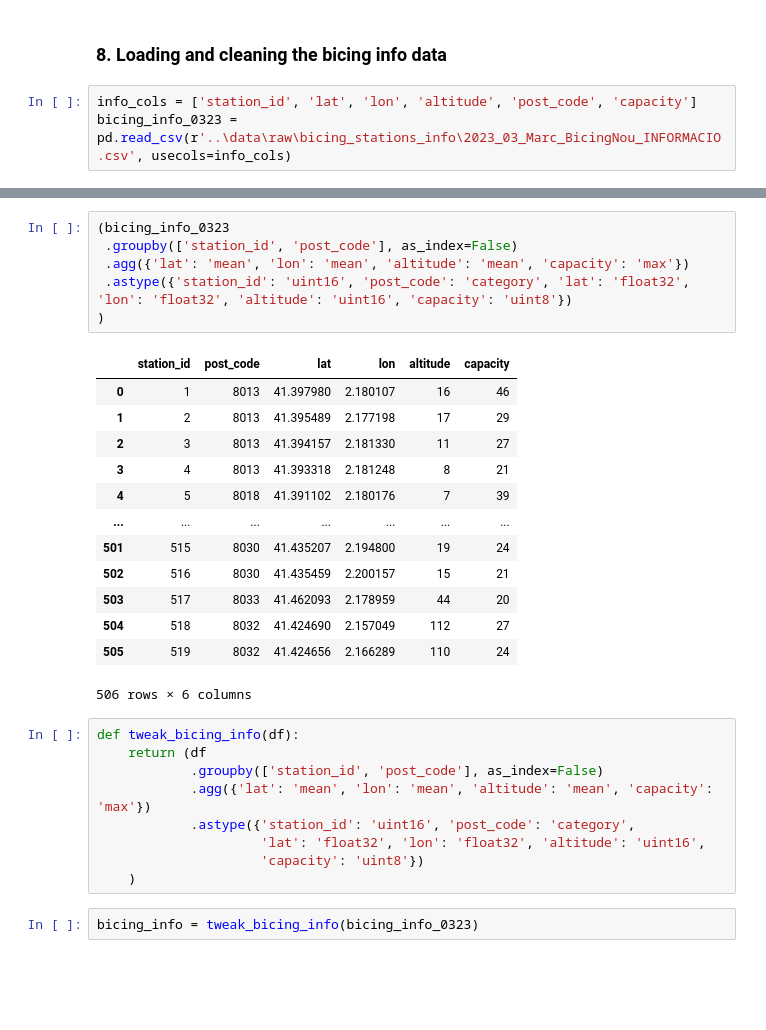
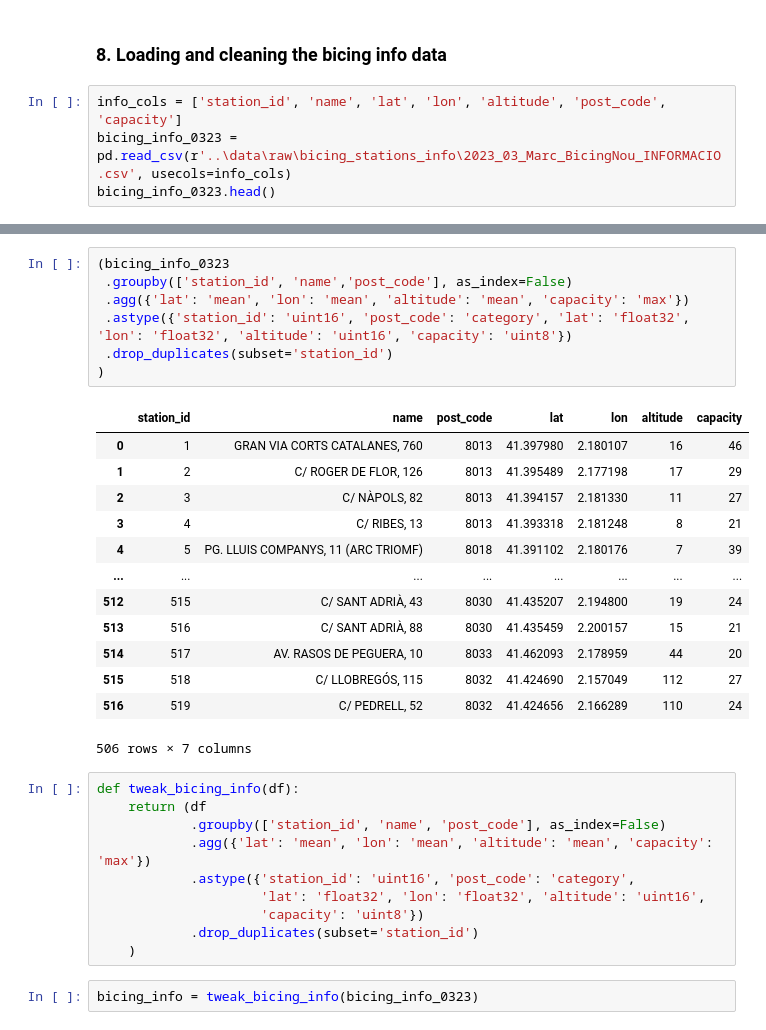
Before and after one commit to jadelaossa/bike-availability-prediction, a Jupyter notebook: notebooks/1.0-jdf-initial-data-exploration.ipynb, the cells around one changed output, grey strips where cells are left out. Drawn from its saved outputs; the diff is of its cells as text; blank space fills up the shorter version.

```diff
--- a/notebooks/1.0-jdf-initial-data-exploration.ipynb
+++ b/notebooks/1.0-jdf-initial-data-exploration.ipynb
@@ -652,5 +652,6 @@ meteo_stats.to_parquet(fr'..\data\processed\meteo_stats.parquet')
 # %% [markdown]
 ### 8. Loading and cleaning the bicing info data
 # %%
-info_cols = ['station_id', 'lat', 'lon', 'altitude', 'post_code', 'capacity']
+info_cols = ['station_id', 'name', 'lat', 'lon', 'altitude', 'post_code', 'capacity']
 bicing_info_0323 = pd.read_csv(r'..\data\raw\bicing_stations_info\2023_03_Marc_BicingNou_INFORMACIO.csv', usecols=info_cols)
+bicing_info_0323.head()
@@ -671,31 +679,33 @@ bicing_info_0323 = pd.read_csv(r'..\data\raw\bicing_stations_info\2023_03_Marc_B
 # %%
 (bicing_info_0323
- .groupby(['station_id', 'post_code'], as_index=False)
+ .groupby(['station_id', 'name','post_code'], as_index=False)
  .agg({'lat': 'mean', 'lon': 'mean', 'altitude': 'mean', 'capacity': 'max'})
  .astype({'station_id': 'uint16', 'post_code': 'category', 'lat': 'float32', 'lon': 'float32', 'altitude': 'uint16', 'capacity': 'uint8'})
+ .drop_duplicates(subset='station_id')
 )
 # %% [output]
-|  | station_id | post_code | lat | lon | altitude | capacity |
-| 0 | 1 | 8013 | 41.397980 | 2.180107 | 16 | 46 |
-| 1 | 2 | 8013 | 41.395489 | 2.177198 | 17 | 29 |
-| 2 | 3 | 8013 | 41.394157 | 2.181330 | 11 | 27 |
-| 3 | 4 | 8013 | 41.393318 | 2.181248 | 8 | 21 |
-| 4 | 5 | 8018 | 41.391102 | 2.180176 | 7 | 39 |
-| ... | ... | ... | ... | ... | ... | ... |
-| 501 | 515 | 8030 | 41.435207 | 2.194800 | 19 | 24 |
-| 502 | 516 | 8030 | 41.435459 | 2.200157 | 15 | 21 |
-| 503 | 517 | 8033 | 41.462093 | 2.178959 | 44 | 20 |
-| 504 | 518 | 8032 | 41.424690 | 2.157049 | 112 | 27 |
-| 505 | 519 | 8032 | 41.424656 | 2.166289 | 110 | 24 |
+|  | station_id | name | post_code | lat | lon | altitude | capacity |
+| 0 | 1 | GRAN VIA CORTS CATALANES, 760 | 8013 | 41.397980 | 2.180107 | 16 | 46 |
+| 1 | 2 | C/ ROGER DE FLOR, 126 | 8013 | 41.395489 | 2.177198 | 17 | 29 |
+| 2 | 3 | C/ NÀPOLS, 82 | 8013 | 41.394157 | 2.181330 | 11 | 27 |
+| 3 | 4 | C/ RIBES, 13 | 8013 | 41.393318 | 2.181248 | 8 | 21 |
+| 4 | 5 | PG. LLUIS COMPANYS, 11 (ARC TRIOMF) | 8018 | 41.391102 | 2.180176 | 7 | 39 |
+| ... | ... | ... | ... | ... | ... | ... | ... |
+| 512 | 515 | C/ SANT ADRIÀ, 43 | 8030 | 41.435207 | 2.194800 | 19 | 24 |
+| 513 | 516 | C/ SANT ADRIÀ, 88 | 8030 | 41.435459 | 2.200157 | 15 | 21 |
+| 514 | 517 | AV. RASOS DE PEGUERA, 10 | 8033 | 41.462093 | 2.178959 | 44 | 20 |
+| 515 | 518 | C/ LLOBREGÓS, 115 | 8032 | 41.424690 | 2.157049 | 112 | 27 |
+| 516 | 519 | C/ PEDRELL, 52 | 8032 | 41.424656 | 2.166289 | 110 | 24 |
-506 rows × 6 columns
+506 rows × 7 columns
 # %%
 def tweak_bicing_info(df):
     return (df
-            .groupby(['station_id', 'post_code'], as_index=False)
+            .groupby(['station_id', 'name', 'post_code'], as_index=False)
             .agg({'lat': 'mean', 'lon': 'mean', 'altitude': 'mean', 'capacity': 'max'})
             .astype({'station_id': 'uint16', 'post_code': 'category',
                      'lat': 'float32', 'lon': 'float32', 'altitude': 'uint16',
                      'capacity': 'uint8'})
+            .drop_duplicates(subset='station_id')
     )
 # %%
 bicing_info = tweak_bicing_info(bicing_info_0323)
```
Also changed, not shown: parts of 3 cells of this notebook, 7 other files.
